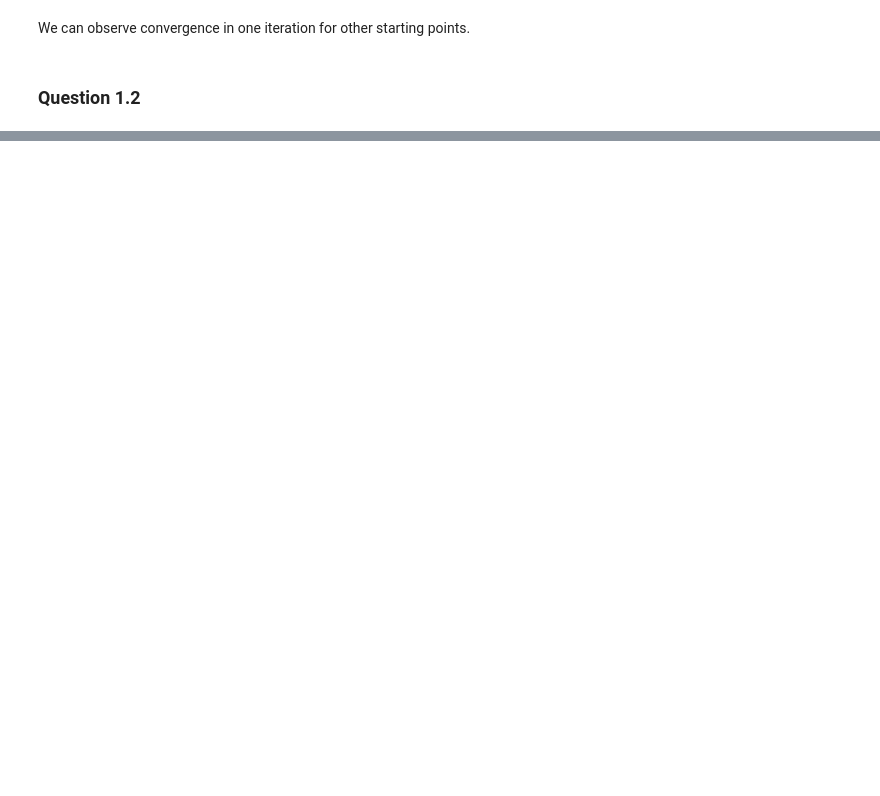
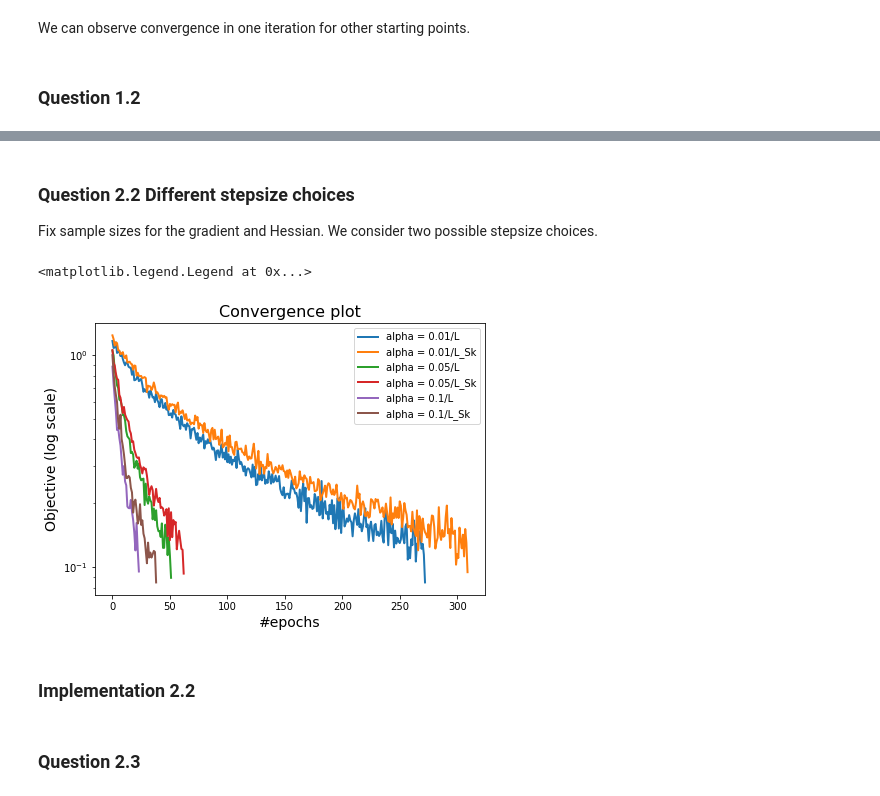
Before and after one commit to MarinaChau/IASD_classes, a Jupyter notebook: OML/ProjectOML_MarinaCHAU.ipynb, the cells around one changed output, grey strips where cells are left out. Drawn from its saved outputs; the diff is of its cells as text; code cells hidden in the pictures; blank space fills up the shorter version.

```diff
--- a/OML/ProjectOML_MarinaCHAU.ipynb
+++ b/OML/ProjectOML_MarinaCHAU.ipynb
@@ -169,0 +642,31 @@ We can observe convergence in one iteration for other starting points.
+# %%
+#batch_size = 200
+L = np.linalg.norm(np.matmul(X.T, X))/X.shape[0] + 0.5
+sol , D = stoch_new(f, w_0_1, w_true, 0.1,  200, 200, X,y, method="constant", a=0.01/L, lam=0.5)
+sol2 , D2 = stoch_new(f, w_0_1, w_true, 0.1,  200, 200, X,y, method="Stoch_lipchitz", a=0.01, lam=0.5)
+sol3 , D3 = stoch_new(f, w_0_1, w_true, 0.1,  200, 200, X,y, method="constant", a=0.05/L, lam=0.5)
+sol4 , D4 = stoch_new(f, w_0_1, w_true, 0.1,  200, 200, X,y, method="Stoch_lipchitz", a=0.05, lam=0.5)
+sol5 , D5 = stoch_new(f, w_0_1, w_true, 0.1,  200, 200, X,y, method="constant", a=0.1/L, lam=0.5)
+sol6 , D6 = stoch_new(f, w_0_1, w_true, 0.1,  200, 200, X,y, method="Stoch_lipchitz", a=0.1, lam=0.5)
+# %% [markdown]
+### Question 2.2   Different stepsize choices
+
+Fix sample sizes for the gradient and Hessian. We consider two possible stepsize
+choices.
+# %%
+plt.figure(figsize=(7, 5))
+plt.semilogy(D, label="alpha = 0.01/L", lw=2)
+plt.semilogy(D2, label="alpha = 0.01/L_Sk", lw=2)
+plt.semilogy(D3, label="alpha = 0.05/L", lw=2)
+plt.semilogy(D4, label="alpha = 0.05/L_Sk", lw=2)
+plt.semilogy(D5, label="alpha = 0.1/L", lw=2)
+plt.semilogy(D6, label="alpha = 0.1/L_Sk", lw=2)
+plt.title("Convergence plot", fontsize=16)
+plt.xlabel("#epochs", fontsize=14)
+plt.ylabel("Objective (log scale)", fontsize=14)
+plt.legend()
+# %% [output]
+<matplotlib.legend.Legend at 0x...>
+[figure, added]
+# %% [markdown]
+### Implementation 2.2
@@ -169,0 +705,2 @@ We can observe convergence in one iteration for other starting points.
+# %% [markdown]
+### Question 2.3
```
Also changed, not shown: parts of 44 cells of this notebook.
